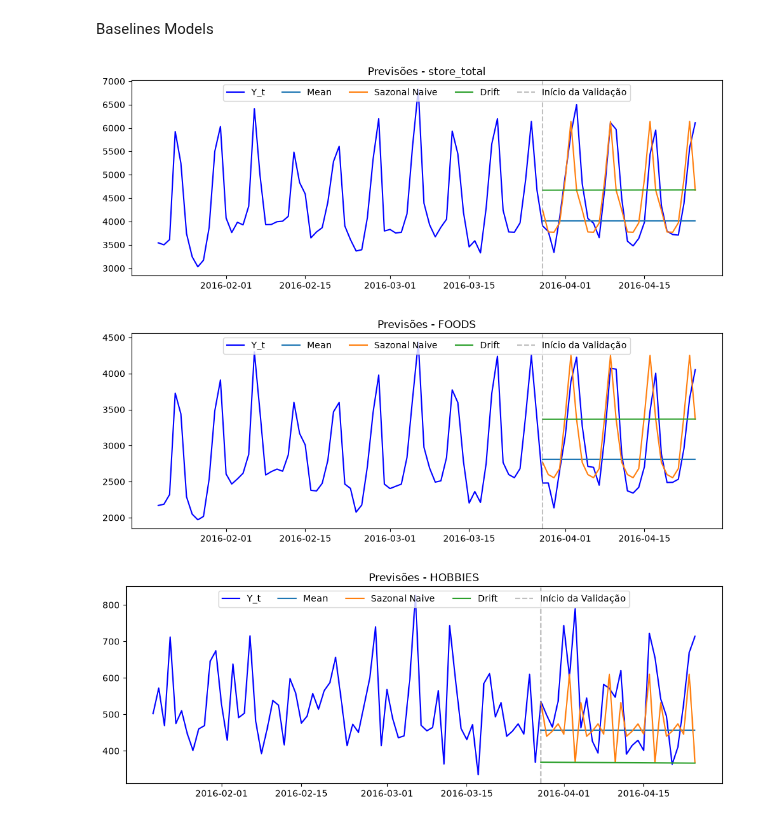
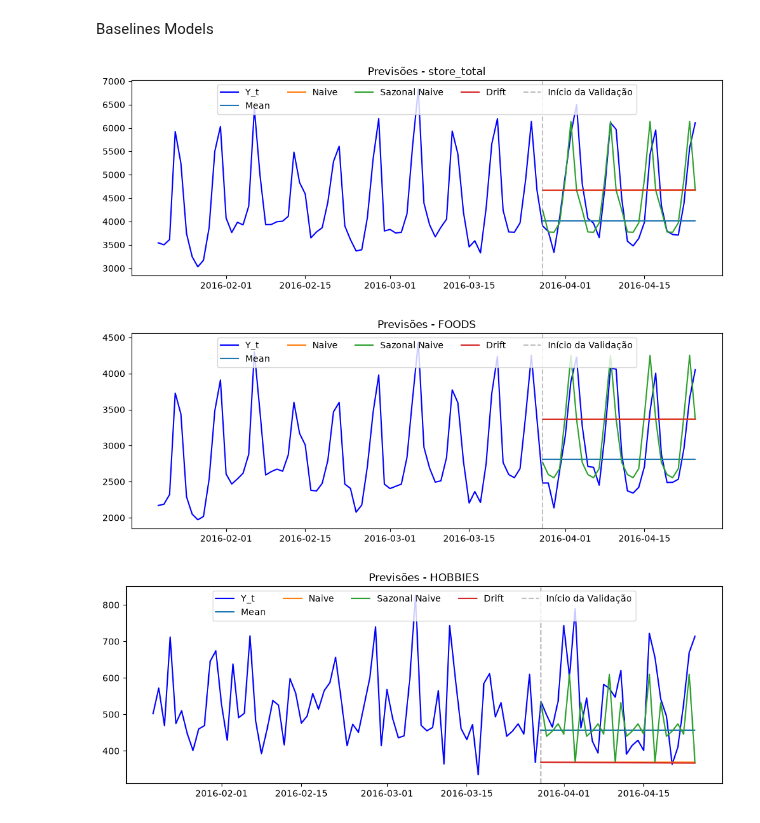
Before and after one commit to mistercapote/time-series-a2-2026, a Jupyter notebook: main.ipynb, the cells around one changed output. Cells and saved outputs as stored; diff of their text form; code cells hidden in the pictures.

Commit message:
feat: Adicionando modelo naive

```diff
--- a/main.ipynb
+++ b/main.ipynb
@@ -147,21 +147,21 @@ Baselines Models
 # %%
 for label in labels:
     previsoes = {"Mean": models.mean(train_data[label], n=len(val_data)),
-                 # "Naive": models.naive(train_data[label], n=len(validation_data)),
+                 "Naive": models.naive(train_data[label], n=len(val_data)),
                  "Sazonal Naive": models.naive_sazonal(train_data[label], m=7, n=len(val_data)),
                  "Drift": models.drift(train_data[label], n=len(val_data))
 	}
 
     viz.grafico_temporal_com_previsao(
         full_data[label],
         full_data["date"],
         previsoes,
 		val_data["date"],
         titulo=f"Previsões - {label}",
 		data_inicio="2016-01-20",
 		data_fim=None
 )
 # %% [output]
-[figure, old version]
+[figure, new version]
-[figure, old version]
+[figure, new version]
-[figure, old version]
+[figure, new version]
```
Also changed, not shown: 1 other file.
